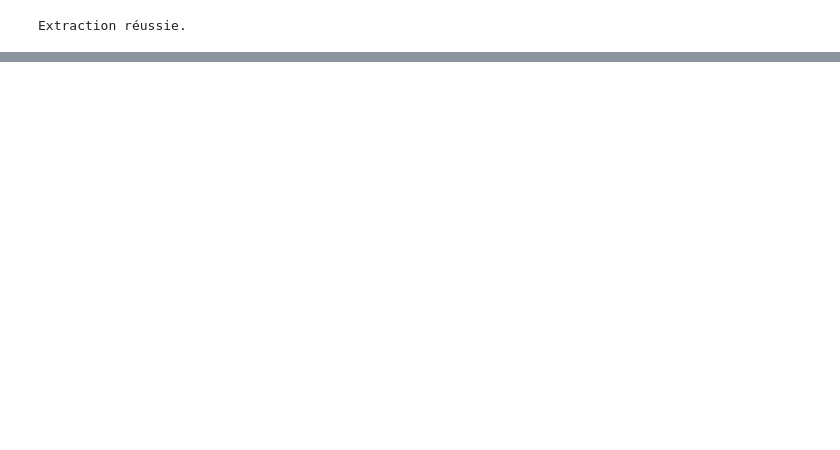
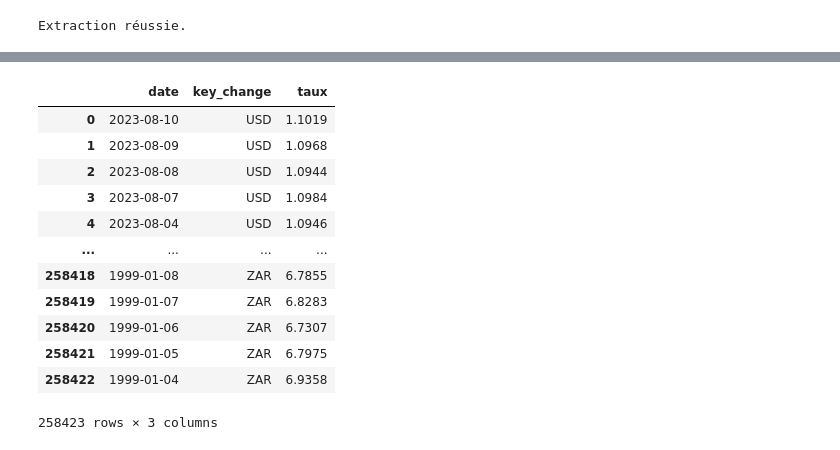
Before and after one commit to henzozhang/projet_bce_taux_echange, a Jupyter notebook: scrapy_taux_echang.ipynb, the cells around one changed output, grey strips where cells are left out. Cells and saved outputs as stored; diff of their text form; code cells hidden in the pictures; blank space fills up the shorter version.

```diff
--- a/scrapy_taux_echang.ipynb
+++ b/scrapy_taux_echang.ipynb
@@ -57,0 +121,13 @@ Extraction réussie.
+# %%
+# l’euro (EUR) a remplaçant la couronne slovaque (SKK) au taux de conversion fixé irrévocablement à 1 EUR = 30.1260 SKK Slovaquie ( depuis le 1er janvier 2009 )
+start_date = pd.to_datetime('2009-01-01')
+df.loc[df['date'] >= start_date, 'SKK'] = df.loc[df['date'] >= start_date, 'SKK'].fillna(30.1260)
+df.rename(columns={'SKK': 'SKK_EURO_2009'}, inplace=True)
+# %%
+# l’euro (EUR) a remplaçant la couronne slovaque (SKK) au taux de conversion fixé irrévocablement à 1 EUR = 7.53450 HRK  Croatia (since 1 January 2023)
+start_date = pd.to_datetime('2023-01-01')
+df.loc[df['date'] >= start_date, 'HRK'] = df.loc[df['date'] >= start_date, 'HRK'].fillna(7.53450)
+df.rename(columns={'HRK': 'HRK_EURO_2023'}, inplace=True)
+# %%
+# TRL_old_TRY_before_2009
+df.rename(columns={'TRL': 'TRL_old_TRY_before_2009'}, inplace=True)
@@ -57,0 +145,18 @@ Extraction réussie.
+# %%
+melted_df = df.melt(id_vars=['date'], var_name='key_change', value_name='taux')
+# %%
+melted_df
+# %% [output]
+|  | date | key_change | taux |
+| 0 | 2023-08-10 | USD | 1.1019 |
+| 1 | 2023-08-09 | USD | 1.0968 |
+| 2 | 2023-08-08 | USD | 1.0944 |
+| 3 | 2023-08-07 | USD | 1.0984 |
+| 4 | 2023-08-04 | USD | 1.0946 |
+| ... | ... | ... | ... |
+| 258418 | 1999-01-08 | ZAR | 6.7855 |
+| 258419 | 1999-01-07 | ZAR | 6.8283 |
+| 258420 | 1999-01-06 | ZAR | 6.7307 |
+| 258421 | 1999-01-05 | ZAR | 6.7975 |
+| 258422 | 1999-01-04 | ZAR | 6.9358 |
+258423 rows × 3 columns
```
Also changed, not shown: parts of 25 cells of this notebook, 4 other files.
